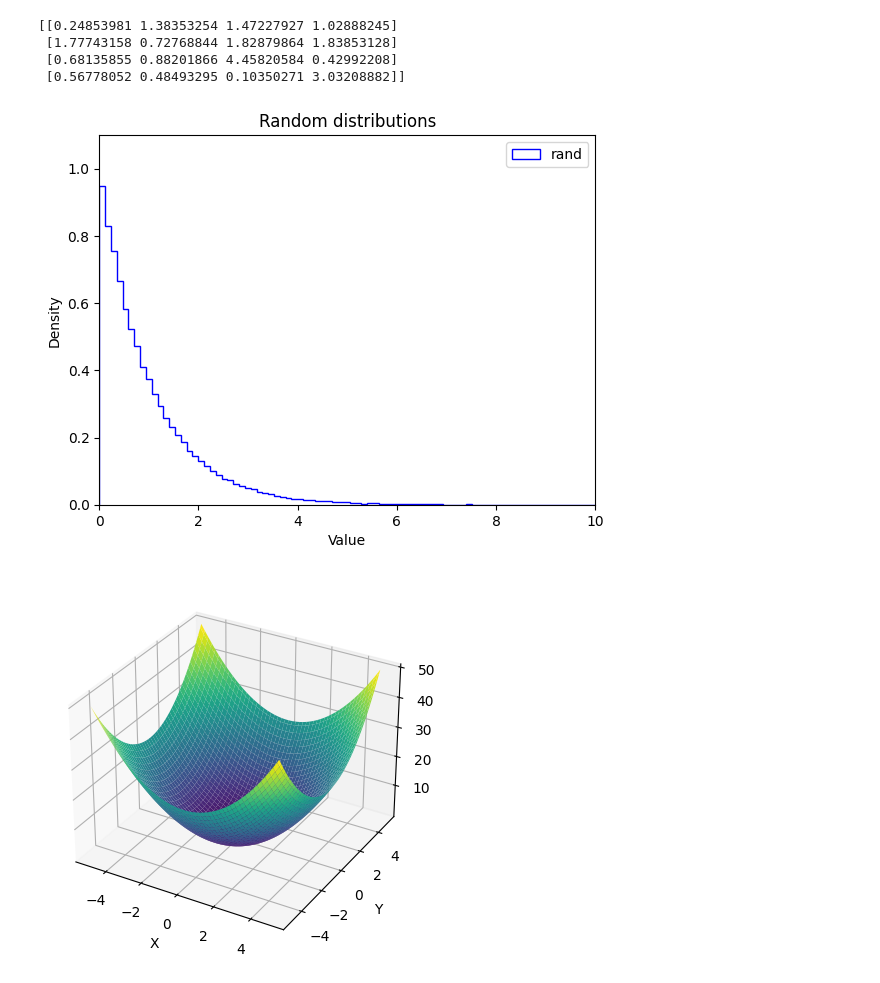
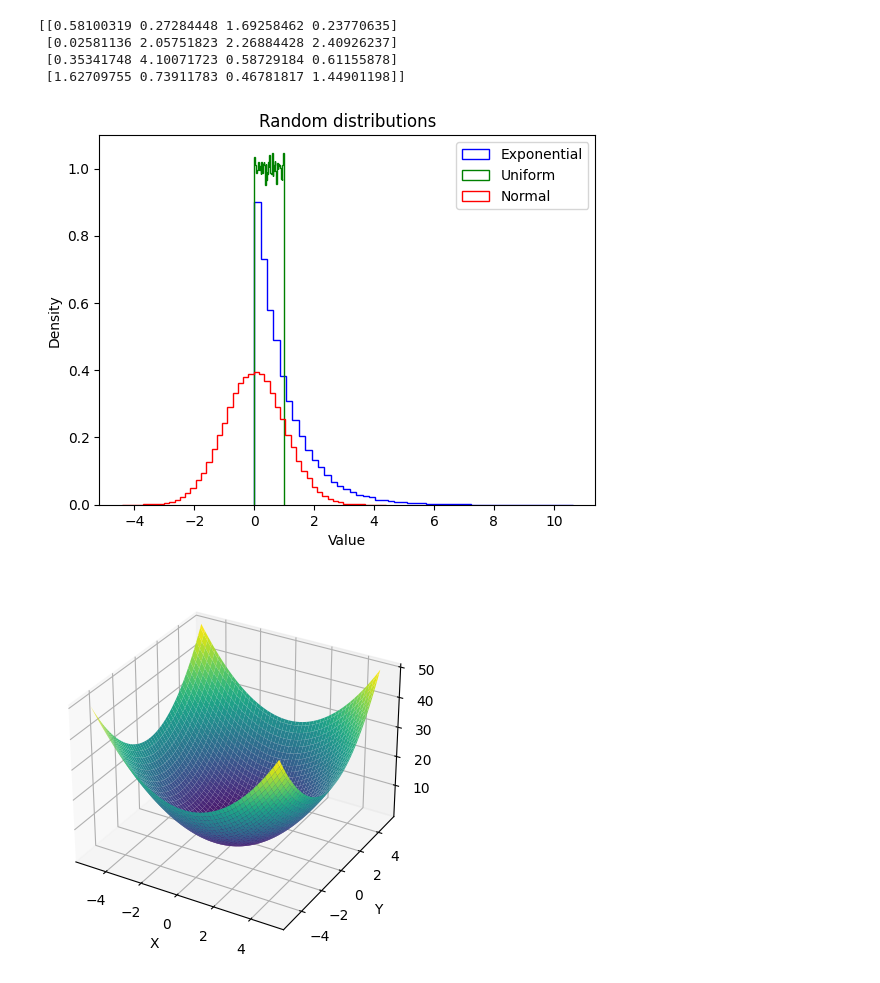
Before and after one commit to Dileka9957/DL-lab1, a Jupyter notebook: Task1.ipynb, the cells around one changed output. Cells and saved outputs as stored; diff of their text form; code cells hidden in the pictures.

```diff
--- a/Task1.ipynb
+++ b/Task1.ipynb
@@ -1,26 +1,27 @@
 # %%
 import numpy as np
+import matplotlib.pyplot as plt
 
-random_array = np.random.exponential(scale=1, size=(4, 4))
-print(random_array)
+exponential_array = np.random.exponential(scale=1, size=(4, 4))
+print(exponential_array)
 # %% [output]
-[[0.24853981 1.38353254 1.47227927 1.02888245]
- [1.77743158 0.72768844 1.82879864 1.83853128]
- [0.68135855 0.88201866 4.45820584 0.42992208]
- [0.56778052 0.48493295 0.10350271 3.03208882]]
+[[0.58100319 0.27284448 1.69258462 0.23770635]
+ [0.02581136 2.05751823 2.26884428 2.40926237]
+ [0.35341748 4.10071723 0.58729184 0.61155878]
+ [1.62709755 0.73911783 0.46781817 1.44901198]]
 # %%
-import numpy as np
-import matplotlib.pyplot as plt
+exponential_data = np.random.exponential(scale=1, size=100000)
+uniform_data = np.random.rand(100000)
+normal_data = np.random.normal(size=100000)
 
-np.random.seed(42)
-rand_array = np.random.exponential(scale=1, size=(100000))
-plt.hist(rand_array, density=True, bins=100, histtype="step", color="blue",label="rand")
-plt.axis([0, 10, 0, 1.1])
+plt.hist(exponential_data, density=True, bins=50, histtype="step", color="blue", label="Exponential")
+plt.hist(uniform_data, density=True, bins=50, histtype="step", color="green", label="Uniform")
+plt.hist(normal_data, density=True, bins=50, histtype="step", color="red", label="Normal")
 plt.legend(loc="upper right")
 plt.title("Random distributions")
 plt.xlabel("Value")
 plt.ylabel("Density")
 plt.show()
 # %% [output]
-[figure, old version]
+[figure, new version]
 # %%
```
Also changed, not shown: parts of 1 cell of this notebook, 2 other files.
